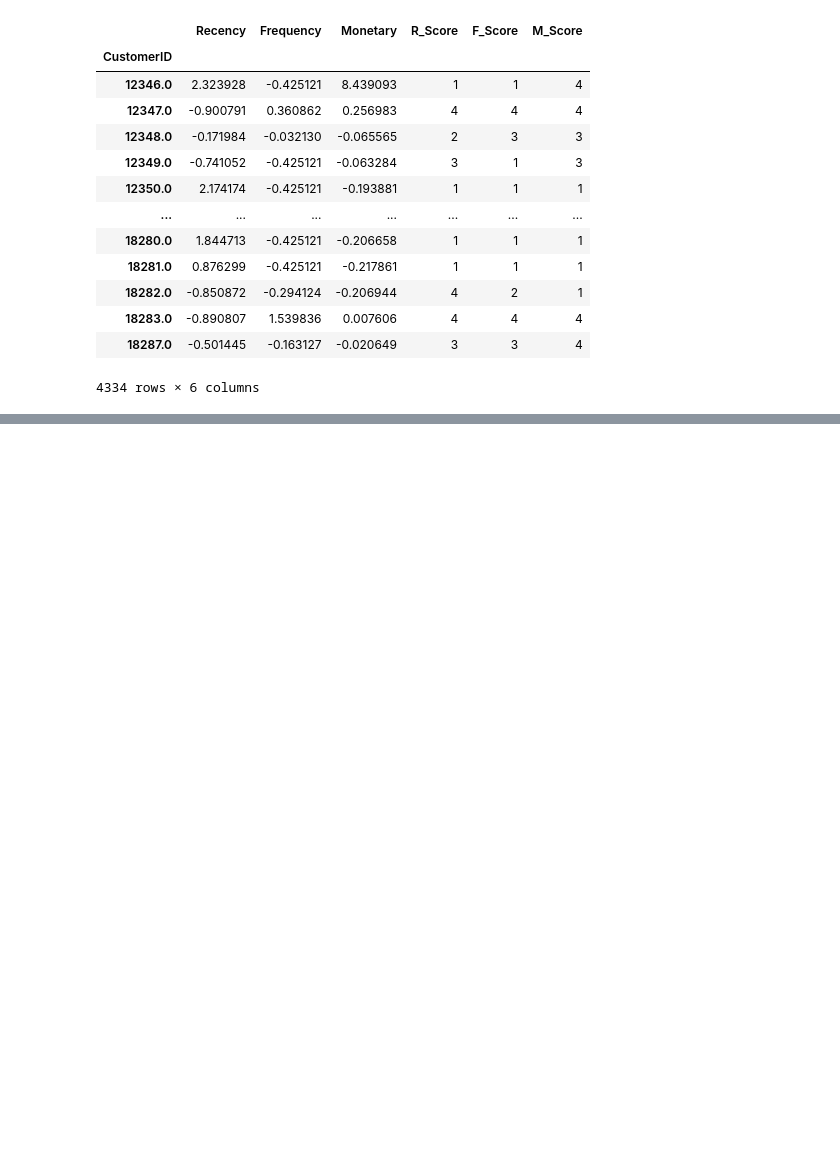
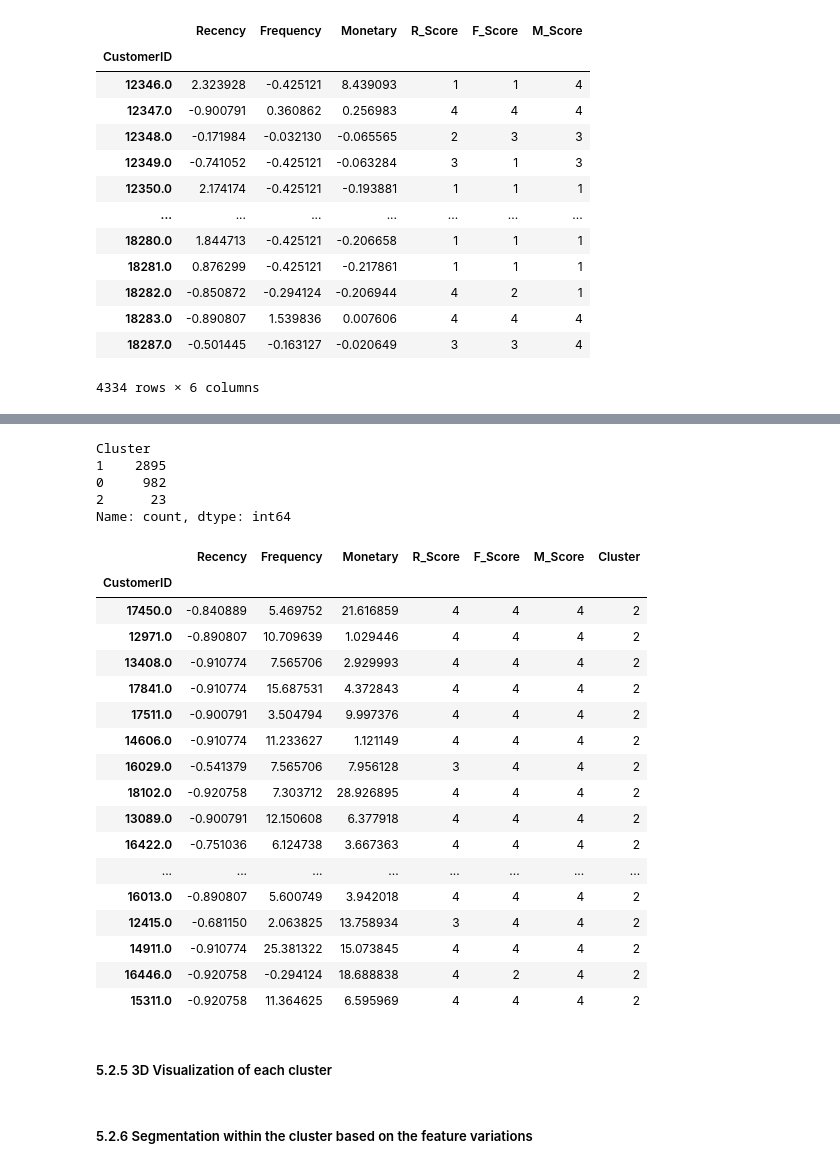
Before and after one commit to DATA-606-2023-FALL-MONDAY/Khambalkar_Jahanvi, a Jupyter notebook: src/rfm_analysis_final_version.ipynb, the cells around one changed output, grey strips where cells are left out. Drawn from its saved outputs; the diff is of its cells as text; code cells hidden in the pictures; blank space fills up the shorter version.

```diff
--- a/src/rfm_analysis _model.ipynb
+++ b/src/rfm_analysis_final_version.ipynb
@@ -815,0 +999,5 @@ plt.show()
+# %%
+# Apply K-means clustering
+kmeans = KMeans(n_clusters=3)
+x_train['Cluster'] = kmeans.fit_predict(x_train[['Recency','Frequency','Monetary']])
+x_train.head(5)
@@ -815,0 +1013,32 @@ plt.show()
+# %%
+# Pints in each cluster
+x_train['Cluster'].value_counts()
+# %% [output]
+Cluster
+1    2895
+0     982
+2      23
+Name: count, dtype: int64
+# %%
+x_train.loc[x_train['Cluster'] == 2 ]
+# %% [output]
+|  | Recency | Frequency | Monetary | R_Score | F_Score | M_Score | Cluster |
+| CustomerID |  |  |  |  |  |  |  |
+| 17450.0 | -0.840889 | 5.469752 | 21.616859 | 4 | 4 | 4 | 2 |
+| 12971.0 | -0.890807 | 10.709639 | 1.029446 | 4 | 4 | 4 | 2 |
+| 13408.0 | -0.910774 | 7.565706 | 2.929993 | 4 | 4 | 4 | 2 |
+| 17841.0 | -0.910774 | 15.687531 | 4.372843 | 4 | 4 | 4 | 2 |
+| 17511.0 | -0.900791 | 3.504794 | 9.997376 | 4 | 4 | 4 | 2 |
+| 14606.0 | -0.910774 | 11.233627 | 1.121149 | 4 | 4 | 4 | 2 |
+| 16029.0 | -0.541379 | 7.565706 | 7.956128 | 3 | 4 | 4 | 2 |
+| 18102.0 | -0.920758 | 7.303712 | 28.926895 | 4 | 4 | 4 | 2 |
+| 13089.0 | -0.900791 | 12.150608 | 6.377918 | 4 | 4 | 4 | 2 |
+| 16422.0 | -0.751036 | 6.124738 | 3.667363 | 4 | 4 | 4 | 2 |
+| ... | ... | ... | ... | ... | ... | ... | ... |
+| 16013.0 | -0.890807 | 5.600749 | 3.942018 | 4 | 4 | 4 | 2 |
+| 12415.0 | -0.681150 | 2.063825 | 13.758934 | 3 | 4 | 4 | 2 |
+| 14911.0 | -0.910774 | 25.381322 | 15.073845 | 4 | 4 | 4 | 2 |
+| 16446.0 | -0.920758 | -0.294124 | 18.688838 | 4 | 2 | 4 | 2 |
+| 15311.0 | -0.920758 | 11.364625 | 6.595969 | 4 | 4 | 4 | 2 |
+# %% [markdown]
+##### 5.2.5 3D Visualization of each cluster
@@ -815,0 +1086,2 @@ plt.show()
+# %% [markdown]
+##### 5.2.6 Segmentation within the cluster based on the feature variations
```
Also changed, not shown: parts of 54 cells of this notebook, 6 other files.
